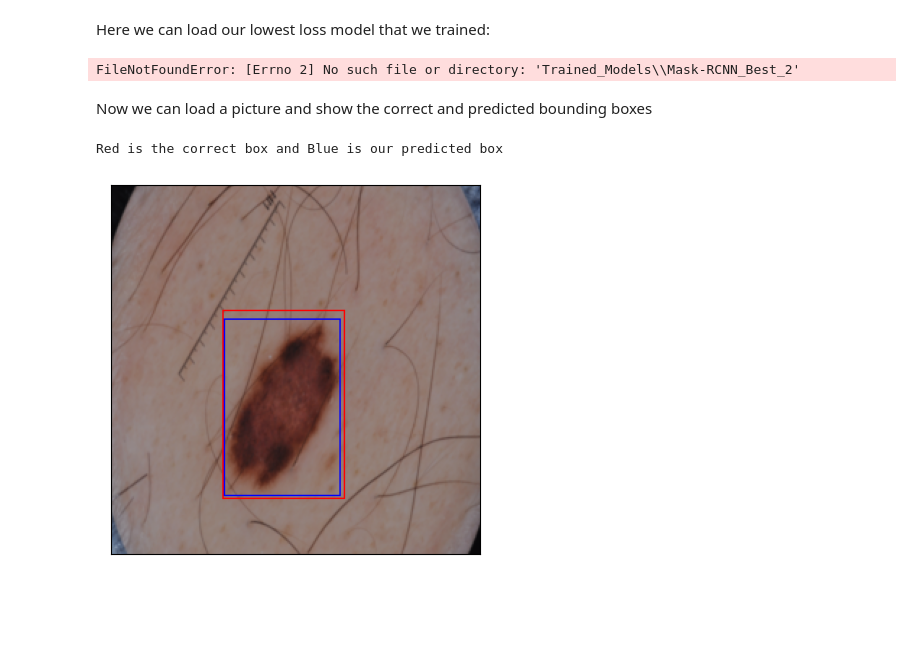
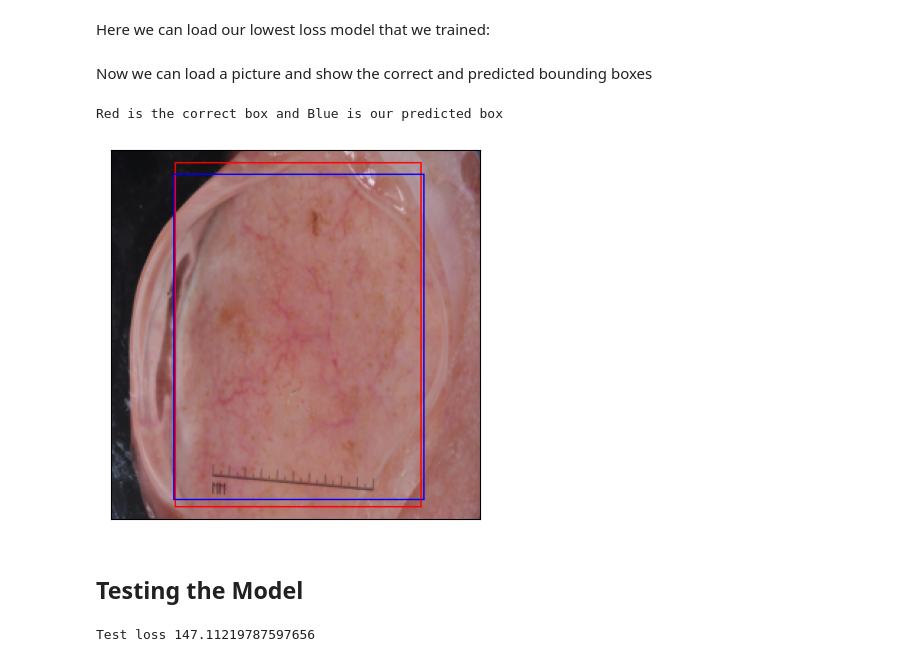
Before and after one commit to Jaco-bB-rown/ECE_284_MHD, a Jupyter notebook: Mask_RCNN.ipynb, the cells around one changed output. Cells and saved outputs as stored; diff of their text form; code cells hidden in the pictures; blank space fills up the shorter version.

```diff
--- a/Mask_RCNN.ipynb
+++ b/Mask_RCNN.ipynb
@@ -32,8 +32,6 @@ Using cuda device
 # %%
 #constants:
 batch_size = 8
-dataType = torch.float32
-num_workers = multiprocessing.cpu_count()//2
 data_aug_type = "2" #what data augmentation schema to train on
 dataset = "Dataset_2017"
 #transforms = dataTransforms(data_aug_type)
@@ -46,8 +44,8 @@ def collate_fn(batch):
     return tuple(zip(*batch))
 data_loader_params = {
     'batch_size': batch_size,  # Batch size for data loading
-    'num_workers': num_workers,  # Number of subprocesses to use for data loading
-    'persistent_workers': True,  # If True, the data loader will not shutdown the worker processes after a dataset has been consumed once. This allows to maintain the worker dataset instances alive.
+    'num_workers': 0,  # Number of subprocesses to use for data loading
+    'persistent_workers': False,  # If True, the data loader will not shutdown the worker processes after a dataset has been consumed once. This allows to maintain the worker dataset instances alive.
     'pin_memory': True,  # If True, the data loader will copy Tensors into CUDA pinned memory before returning them. Useful when using GPU.
     'pin_memory_device': 'cuda' ,  # Specifies the device where the data should be loaded. Commonly set to use the GPU.
     'collate_fn':   collate_fn        #lambda batch: tuple(zip(*batch)),
@@ -118,7 +116,7 @@ def train_one_epoch(epoch_index, tb_writer, model, training_loader,optimizer,lr_
 # %%
 mask_model_train = True
 mask_model_path = 'Trained_Models\\Mask-RCNN_Best_{}'.format(data_aug_type)
-lr = 0.00001
+lr = 0.001
 EPOCHS = 30
 mask_model = maskrcnn_resnet50_fpn_v2(weights=weights, progress=False, trainable_backbone_layers=5, num_classes=None)
 loss_fn = torch.nn.L1Loss()
@@ -137,4 +135,3 @@ mask_model.roi_heads.mask_predictor = MaskRCNNPredictor(in_channels=in_features_
 optimizer = torch.optim.SGD(mask_model.parameters(), lr=lr,weight_decay=0.00001)
 scaler = torch.amp.GradScaler("cuda")
 lr_scheduler = torch.optim.lr_scheduler.OneCycleLR(optimizer, max_lr=0.01, total_steps=EPOCHS*len(train_dataloader))
-mask_model.to(device)
@@ -212,8 +212,6 @@ if not mask_model_train:
     checkpoint = torch.load(mask_model_path)
     mask_model.load_state_dict(checkpoint)
     mask_model.to(device)
-# %% [output]
-FileNotFoundError: [Errno 2] No such file or directory: 'Trained_Models\\Mask-RCNN_Best_2'
 # %% [markdown]
 Now we can load a picture and show the correct and predicted bounding boxes
 # %%
@@ -232,21 +230,40 @@ with torch.amp.autocast(torch.device(device).type):
     pred_targets = mask_model(torch.stack(test_features).to(device))
 #plt.imshow(img, cmap="rgb")
 # %%
-idx = 1
+idx = 0
 img = test_features[idx].squeeze()
 label = targets[idx]["labels"]
 
 correct_boxes = draw_bounding_boxes(img, torch.cat((targets[idx]["boxes"].to(device),pred_targets[idx]["boxes"][pred_targets[idx]["scores"].argmax(0).item()].unsqueeze(0))), colors=["red","blue"])
 #Testing code below:
 #print(torch.cat((targets[idx]["boxes"].to(device),pred_targets[idx]["boxes"][pred_targets[idx]["scores"].argmax().item()].unsqueeze(0))))
 #print( pred_targets[idx]["boxes"][pred_targets[idx]["scores"].argmax().item()].unsqueeze(0) )
 #correct_boxes = draw_bounding_boxes(img, targets[idx]["boxes"], colors="red")
 #pred_boxes = draw_bounding_boxes(img, pred_targets[idx]["boxes"][pred_targets[idx]["scores"].argmax().item()].unsqueeze(0), colors="Blue")
 #print(targets[idx]["boxes"])
 #print(pred_targets[idx]["boxes"][0].unsqueeze(0))
 show(correct_boxes)
 #show(pred_boxes)
 print("Red is the correct box and Blue is our predicted box")
 # %% [output]
 Red is the correct box and Blue is our predicted box
-[figure, old version]
+[figure, new version]
+# %% [markdown]
+## Testing the Model
+# %%
+running_tloss=0.0
+with torch.no_grad():
+    for i, tdata in enumerate(test_dataloader):
+        tinputs, ttargets = tdata
+        tinputs = torch.stack(tinputs).to(device)
+        ttargets = move_data_to_device(ttargets, device)
+        #again were using AMP to allow us to train faster
+        with torch.amp.autocast(torch.device(device).type):
+            outputs = mask_model(tinputs)
+            for j, tout in enumerate(outputs):
+                tloss = loss_fn(tout["boxes"][tout["scores"].argmax(0).item()].unsqueeze(0), ttargets[j]["boxes"])
+                running_tloss += tloss
+avg_tloss = running_tloss / (i + 1)
+print('Test loss {}'.format(avg_tloss))
+# %% [output]
+Test loss 147.11219787597656
```
Also changed, not shown: parts of 2 cells of this notebook, 13 other files.
